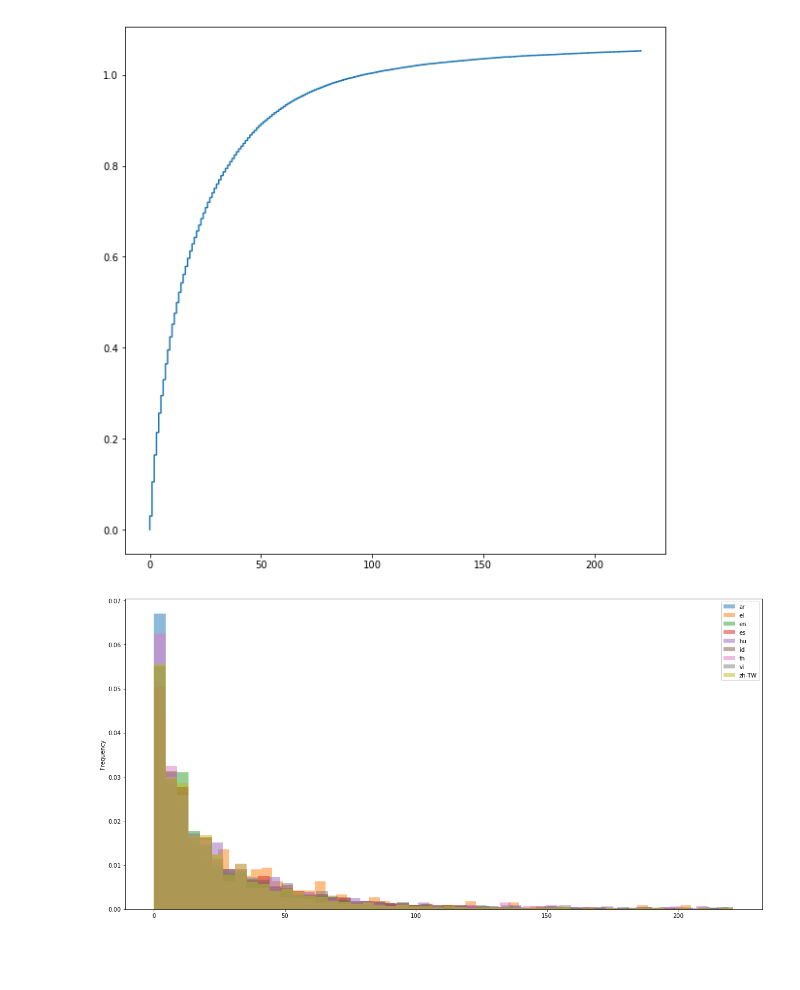
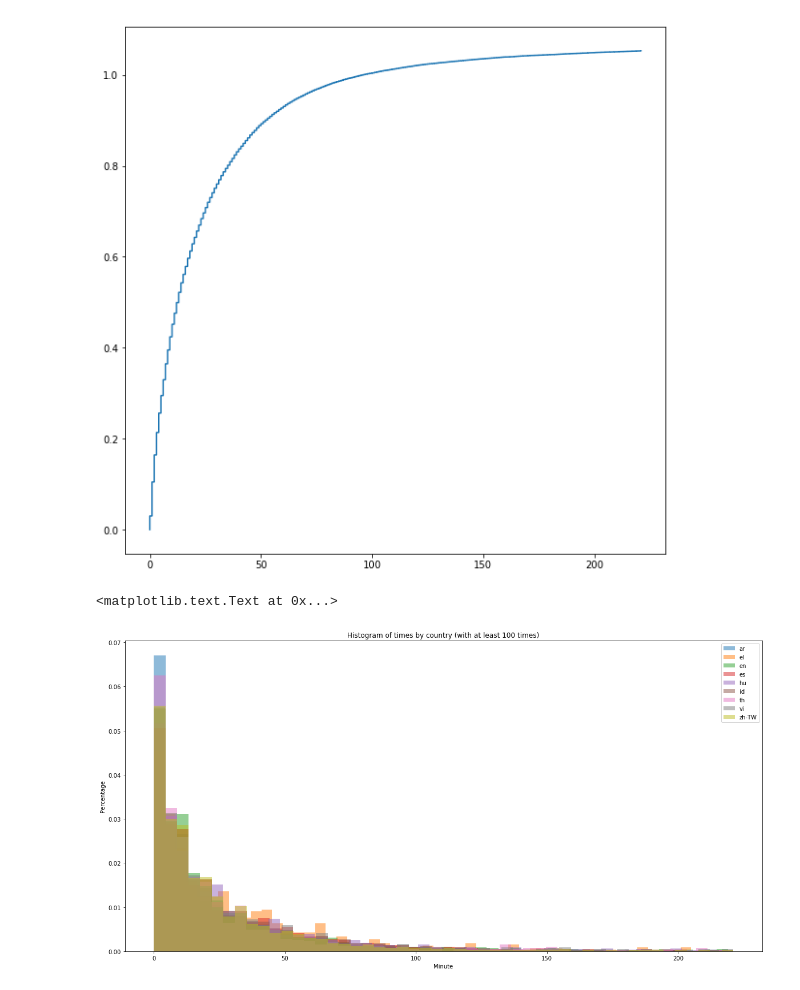
Before and after one commit to OisinB/notebooks, a Jupyter notebook: data_analysis/view_duration.ipynb, the cells around one changed output. Drawn from its saved outputs; the diff is of its cells as text; code cells hidden in the pictures; blank space fills up the shorter version.

```diff
--- a/data_analysis/view_duration.ipynb
+++ b/data_analysis/view_duration.ipynb
@@ -93,8 +93,9 @@ p = plt.plot(reasonable.view_duration.sort_values().values, reasonable.index/rea
 # %%
 ax = reasonable.groupby('language').filter(lambda x: len(x) > 100).groupby('language').view_duration.plot(bins=50, normed = True,
                                                                     kind = 'hist', figsize=(20,10), legend = True, alpha = .5)
-ax.set_title('Histogram of all times')
-ax.set_ylabel('Percentage')
-ax.set_xlabel('Minute')
+ax[0].set_title('Histogram of times by country (with at least 100 times)')
+ax[0].set_ylabel('Percentage')
+ax[0].set_xlabel('Minute')
 # %% [output]
+<matplotlib.text.Text at 0x...>
-[figure, old version]
+[figure, new version]
```
